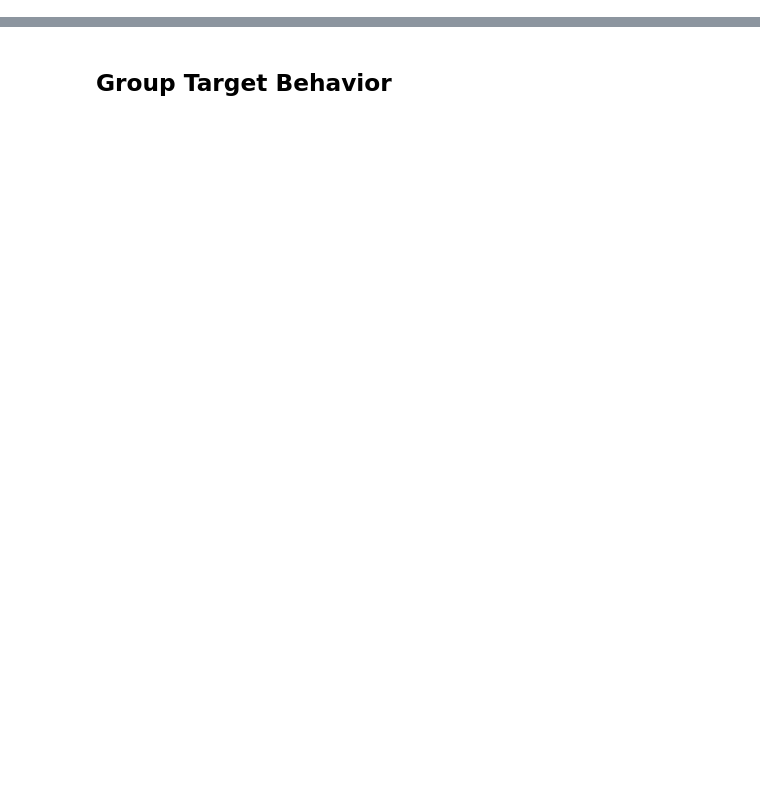
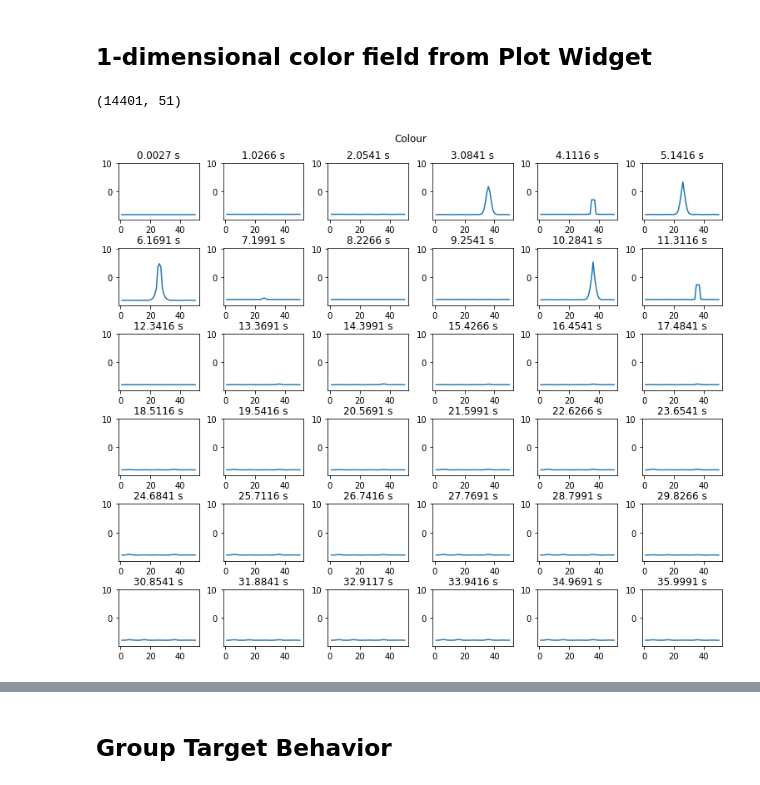
Before and after one commit to rturon/dft_in_nengo, a Jupyter notebook: notebooks/Plot_cedar_modules.ipynb, the cells around one changed output, grey strips where cells are left out. Drawn from its saved outputs; the diff is of its cells as text; code cells hidden in the pictures; blank space fills up the shorter version.

```diff
--- a/notebooks/Plot_cedar_modules.ipynb
+++ b/notebooks/Plot_cedar_modules.ipynb
@@ -42,38 +55,0 @@ colour = cedar_data['Colour']
-# %%
-def plot_1dneuralfield(nf_data, time_points):
-    times = nf_data.iloc[time_points, 0]
-    data = nf_data.iloc[time_points, 1:]
-    plt.figure(figsize=(12,6))
-    min = np.min(np.min(nf_data.iloc[:, 1:]))
-    max = np.max(np.max(nf_data.iloc[:, 1:]))
-    dif = max-min
-    print(min, max, dif)
-
-    for i, tp in enumerate(time_points):
-        plt.subplot(3,5,i+1)
-        plt.title(times.iloc[i])
-        plt.plot(data.iloc[i])
-        plt.ylim(min-0.1*dif, max+0.1*dif)
-
-    plt.tight_layout()
-    plt.show()
-
-def plot_2dneuralfield(nf_data, time_points, colorbar=False):
-    plt.figure(figsize=(10, 5))
-
-    times = nf_data.iloc[time_points, 0]
-    data = nf_data.iloc[time_points, 1:]
-    # plot 15 points in time
-    for i, time_point in enumerate(time_points):
-        plt.subplot(3,5,i+1)
-        plt.imshow(np.array(data.iloc[i]).reshape(50,50), cmap='jet')
-        plt.title(times.iloc[i])
-        plt.xticks([])
-        plt.yticks([])
-        if colorbar:
-            plt.colorbar()
-    plt.show()
-# %%
-time_points = np.linspace(600,800,15, dtype=int)
-
-tps_1d = np.arange(54,54+15*3,3) * 6 + 10
@@ -103,0 +145,9 @@ plt.show()
+# %% [markdown]
+## 1-dimensional color field from Plot Widget
+# %%
+time_points = np.linspace(0,cedar_data['Colour'].shape[0]-1,36)
+print(cedar_data['Colour'].shape)
+plot_1dneuralfield(cedar_data['Colour'],time_points, 'Colour', True)
+# %% [output]
+(14401, 51)
+[figure, added]
```
Also changed, not shown: parts of 46 cells of this notebook, 4 other files.
